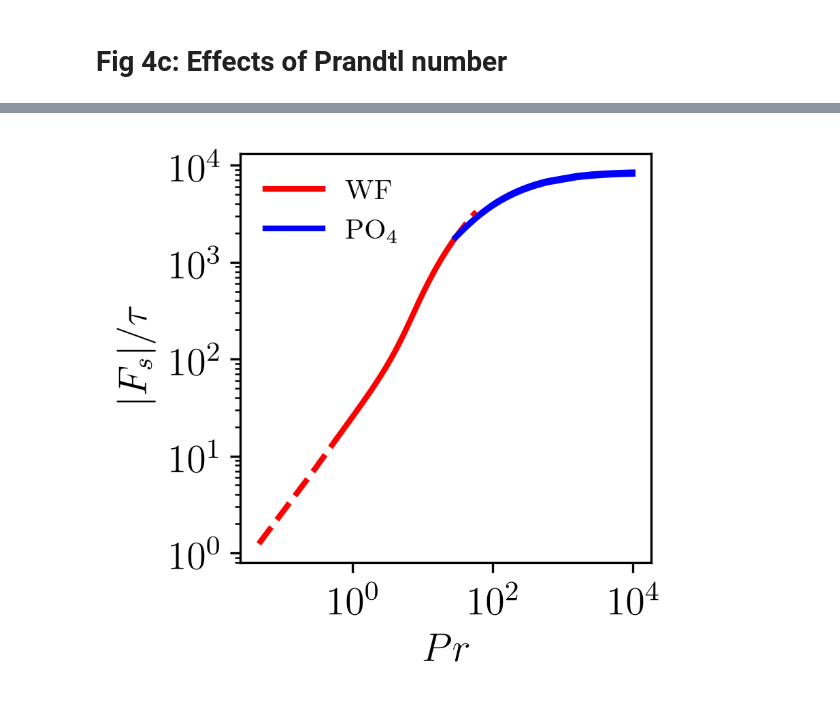
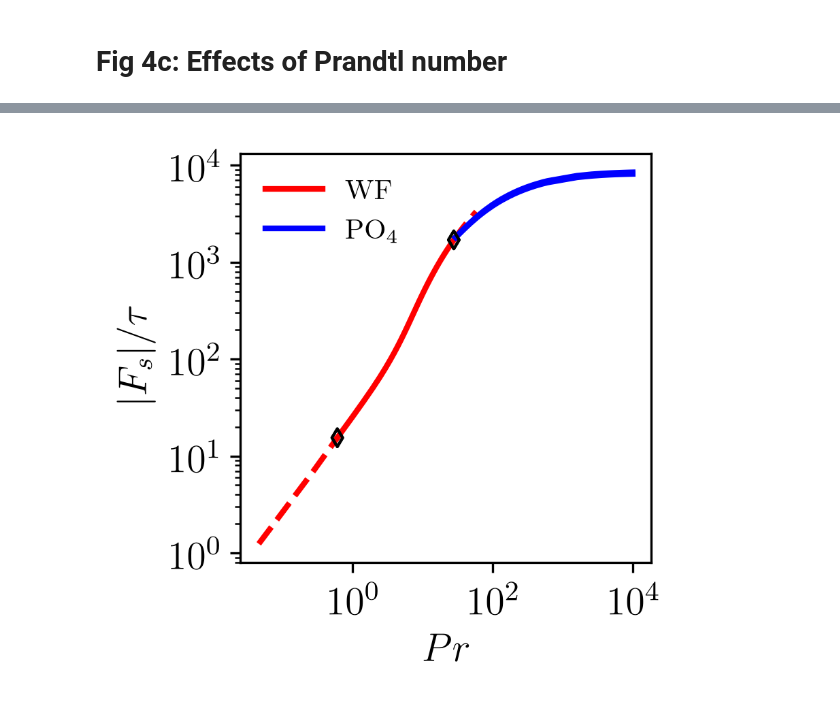
Before and after one commit to cliu124/Exact_Coherent_Structures_of_Salt_Finger_Convection_Layering_and_Shear_Generation, a Jupyter notebook: Fig4.ipynb, the cells around one changed output, grey strips where cells are left out. Drawn from its saved outputs; the diff is of its cells as text; code cells hidden in the pictures.

```diff
--- a/Fig4.ipynb
+++ b/Fig4.ipynb
@@ -201,26 +165,26 @@ plot_sample('Samples/Rrho2_Ra1e5_Pr7_tau0.01/Lx0.14_IWF/solution.h5',
 # %% [markdown]
 # Fig 4c: Effects of Prandtl number
 # %%
-data_path = {
-            # WF
-            'WF': {'../Data/Pr_effects/WF1/': [('Pr7_downward/',0,None, False),
-                                                    ('Pr7_upward/',0,None, True),
-                                                ],
-                    'color': 'r', 'alpha': 1.0 },
-            # PO3_1
-            r'$\mathrm{PO}_4$': {'../Data/Pr_effects/PO4/': [('Pr600_down/',0,None, False),
-                                                                ('Pr1e4_down/',0,None, False),
-                                                            ],
-                                'color': 'b', 'alpha': 1.0 , 'isPO': True},
-             }
+# data_path = {
+#             # WF
+#             'WF': {'../Data/Pr_effects/WF1/': [('Pr7_downward/',0,None, False),
+#                                                     ('Pr7_upward/',0,None, True),
+#                                                 ],
+#                     'color': 'r', 'alpha': 1.0, 'scatter_stability_change': True},
+#             # PO3_1
+#             r'$\mathrm{PO}_4$': {'../Data/Pr_effects/PO4/': [('Pr600_down/',0,None, False),
+#                                                                 ('Pr1e4_down/',0,None, False),
+#                                                             ],
+#                                 'color': 'b', 'alpha': 1.0 , 'isPO': True},
+#              }
 
 
 
-tau = 0.01
-data_Pr = bifurcation_diagram(data_path, mu='Lx', response='Sh')
-# convert response from Sh=1-Fs/tau to |Fs|/tau
-for key, path in data_Pr.items():
-    data_Pr[key]['response'] = np.array(data_Pr[key]['response']) - 1.0
+# tau = 0.01
+# data_Pr = bifurcation_diagram(data_path, mu='Lx', response='Sh')
+# # convert response from Sh=1-Fs/tau to |Fs|/tau
+# for key, path in data_Pr.items():
+#     data_Pr[key]['response'] = np.array(data_Pr[key]['response']) - 1.0
 
-with open('Fig4c_data.pkl', 'wb') as f:
-    pickle.dump(data_Pr, f)
+# with open('Fig4c_data.pkl', 'wb') as f:
+#     pickle.dump(data_Pr, f)
@@ -245,20 +191,21 @@ Loading WF data from ../Data/Pr_effects/WF1/...
 # %%
 with open('Fig4c_data.pkl', 'rb') as file:
     data_Pr = pickle.load(file)
 
 fig, ax = plt.subplots(figsize=(2.6, 2.6), dpi=300)
 plot_bifurcation_diagram(ax, data_Pr, lw=2)
+plot_scatter_for_stability_change(ax, data_Pr)
 ax.set_xlabel(r"$Pr$")
 ax.set_ylabel(r"$|F_s|/\tau$")
 ax.set_xscale('log')
 ax.set_yscale('log')
 ax.legend(frameon=False)
 # ax.grid(True, which='both', ls='--', alpha=0.5)
 plot_scatter_for_stability_change(ax, data_Pr, color_hopf='k', s=20)
 ax.legend(frameon=False, fontsize=10)
 fig.savefig('Fig4c.png', dpi=300, bbox_inches='tight')
 # %% [output]
-[figure, old version]
+[figure, new version]
 # %%
 # layout = [['varyingRrho', 'Rrho2', 'Pr']]
 # fig, ax_dict = plt.subplot_mosaic(
```
Also changed, not shown: parts of 6 cells of this notebook, 13 other files.
